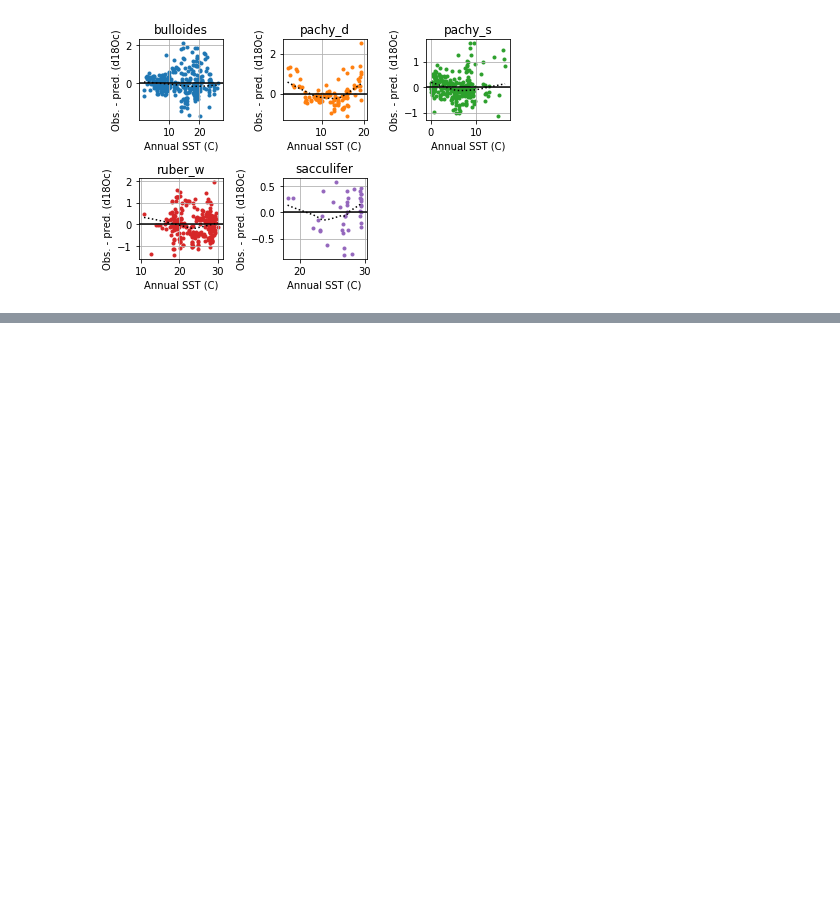
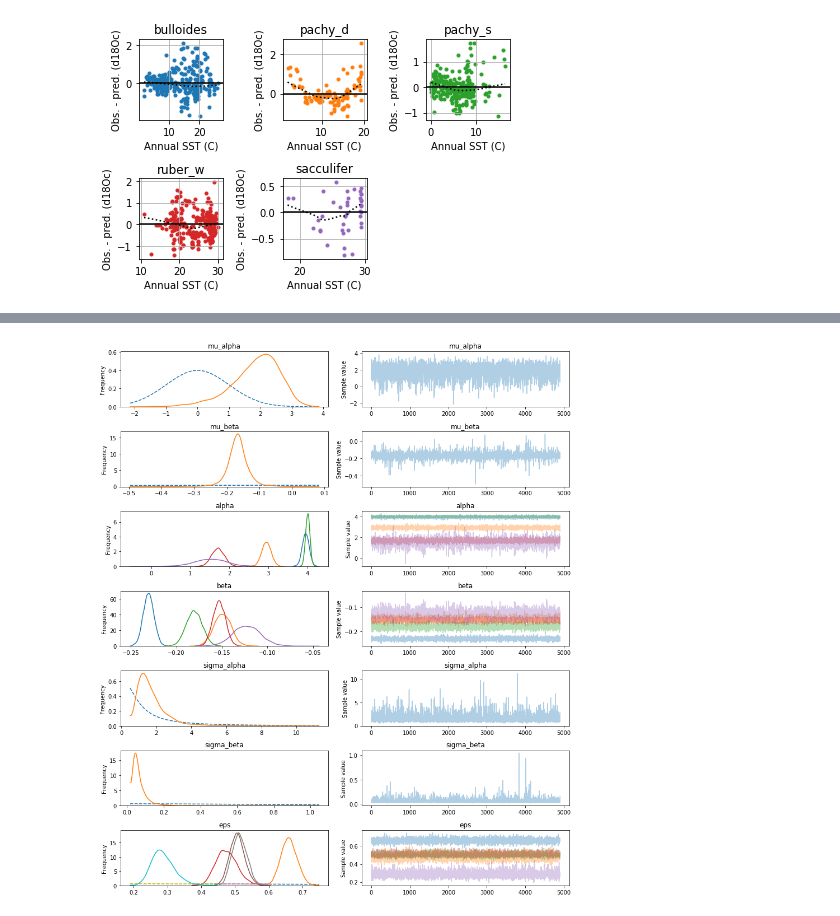
Before and after one commit to brews/deltaoxfox, a Jupyter notebook: coretop_bayesreg.ipynb, the cells around one changed output, grey strips where cells are left out. Saved outputs shown, nothing was run; the diff lists cells and outputs as text; code cells hidden in the pictures; blank space fills up the shorter version.

```diff
--- a/coretop_bayesreg.ipynb
+++ b/coretop_bayesreg.ipynb
@@ -227 +195,9 @@ test.to_hdf('./data_parsed/bayesreg_d18oc.h5', key='eps', mode='r+', format='tab
+# %%
+pm.traceplot(trace0[100:], priors=[mu_a.distribution, mu_b.distribution,
+                                   None, None,
+                                   sigma_a.distribution, sigma_b.distribution,
+                                   eps.distribution])
+plt.tight_layout()
+# %% [output]
+[figure, added]
 # %%
```
Also changed, not shown: parts of 21 cells of this notebook.
